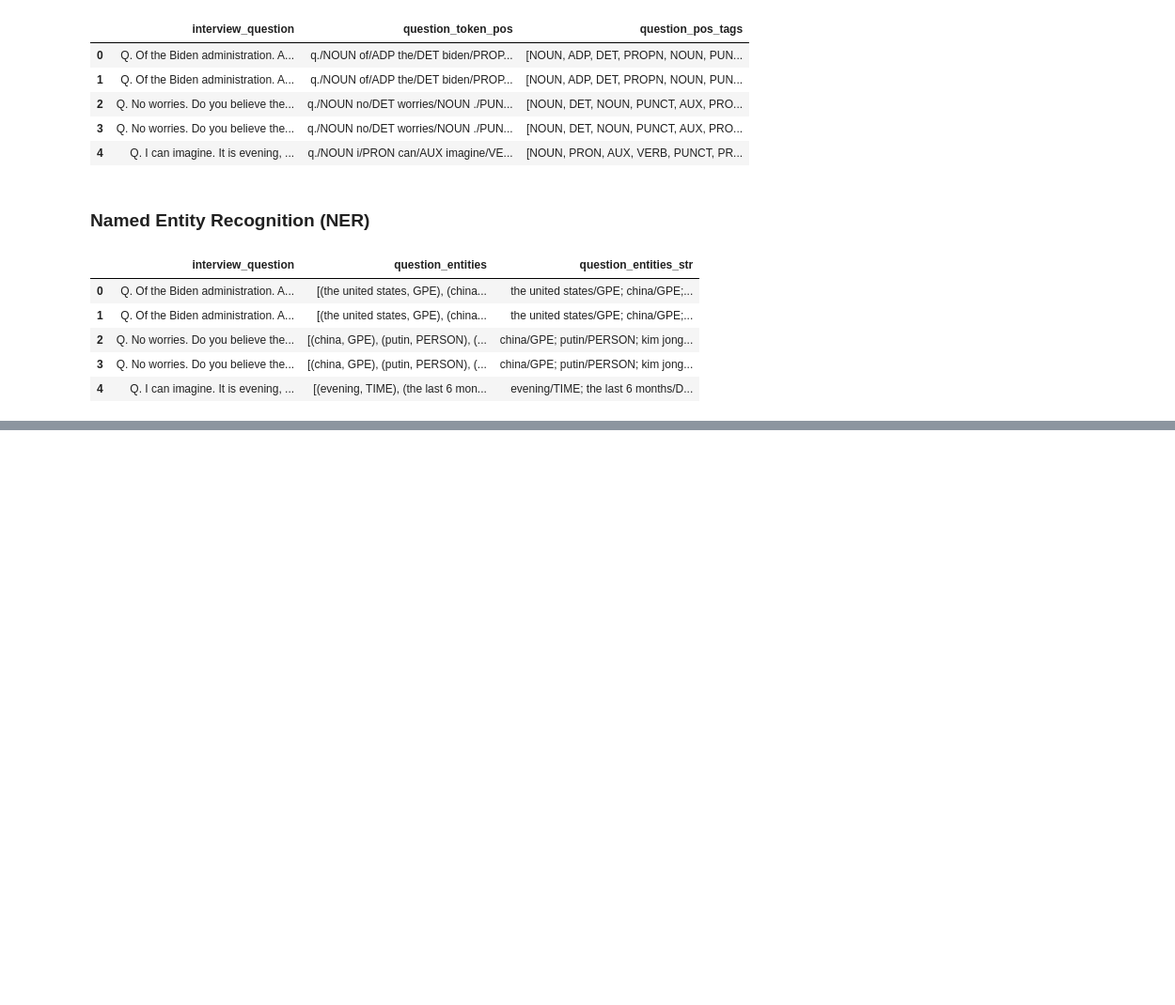
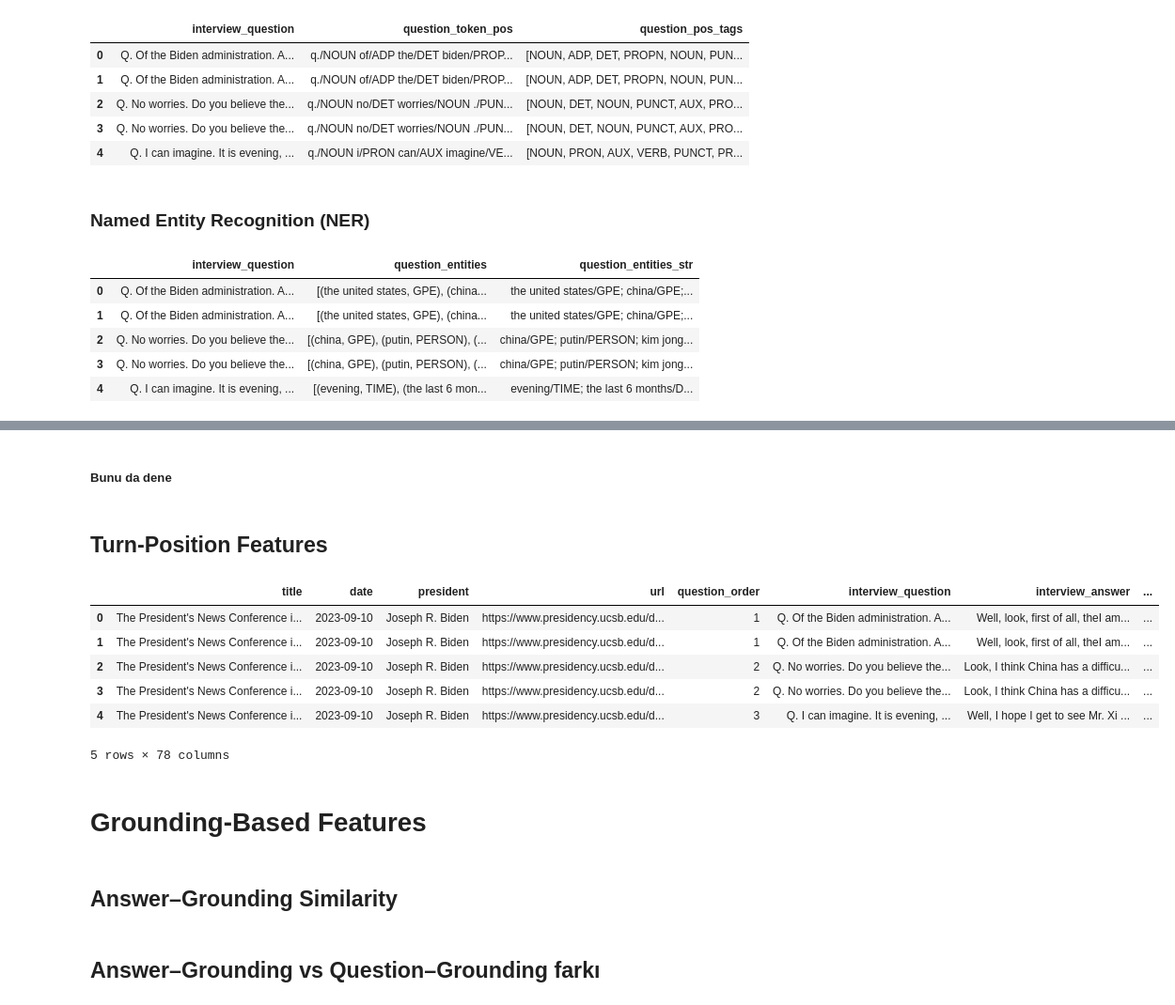
Before and after one commit to Akseldindisyan/CS445_CLARITY_Unmasking-Political-Question-Evasions, a Jupyter notebook: CS445.ipynb, the cells around one changed output, grey strips where cells are left out. Shown at 94% size. Drawn from its saved outputs; the diff is of its cells as text; code cells hidden in the pictures; blank space fills up the shorter version.

```diff
--- a/CS445.ipynb
+++ b/CS445.ipynb
@@ -863,0 +1253,9 @@ df_train[[
+# %%
+from textblob import TextBlob
+
+def question_subjectivity(text):
+    if not isinstance(text, str):
+        return 0.0
+    return TextBlob(text).sentiment.subjectivity
+
+df_train["q_subjectivity"] = df_train["interview_question"].apply(question_subjectivity)
@@ -863,0 +1264,45 @@ df_train[[
+# %%
+combat_words = {
+    "blame", "accuse", "responsible", "failure", "deny",
+    "incompetent", "lie", "lying", "misleading", "cover up"
+}
+
+def combativeness_score(text):
+    if not isinstance(text, str):
+        return 0
+    tokens = text.lower().split()
+    return sum(1 for tok in tokens if tok in combat_words)
+
+df_train["q_combativeness"] = df_train["interview_question"].apply(combativeness_score)
+# %% [markdown]
+##### Bunu da dene
+# %%
+df_train["q_combativeness_ratio"] = (
+    df_train["q_combativeness"] /
+    df_train["interview_question"].apply(lambda s: len(s.split()))
+)
+# %% [markdown]
+## Turn-Position Features
+# %%
+# question order zaten var diyelim: df_train["question order"]
+
+df_train["turn_norm"] = df_train["question_order"] / df_train["question_order"].max()
+
+df_train["turn_is_first"] = (df_train["question_order"] == 1).astype(int)
+
+median_order = df_train["question_order"].median()
+df_train["turn_is_late"] = (df_train["question_order"] > median_order).astype(int)
+# %%
+df_train.head()
+# %% [output]
+|  | title | date | president | url | question_order | interview_question | interview_answer | ... |
+| 0 | The President's News Conference i... | 2023-09-10 | Joseph R. Biden | https://www.presidency.ucsb.edu/d... | 1 | Q. Of the Biden administration. A... | Well, look, first of all, theI am... | ... |
+| 1 | The President's News Conference i... | 2023-09-10 | Joseph R. Biden | https://www.presidency.ucsb.edu/d... | 1 | Q. Of the Biden administration. A... | Well, look, first of all, theI am... | ... |
+| 2 | The President's News Conference i... | 2023-09-10 | Joseph R. Biden | https://www.presidency.ucsb.edu/d... | 2 | Q. No worries. Do you believe the... | Look, I think China has a difficu... | ... |
+| 3 | The President's News Conference i... | 2023-09-10 | Joseph R. Biden | https://www.presidency.ucsb.edu/d... | 2 | Q. No worries. Do you believe the... | Look, I think China has a difficu... | ... |
+| 4 | The President's News Conference i... | 2023-09-10 | Joseph R. Biden | https://www.presidency.ucsb.edu/d... | 3 | Q. I can imagine. It is evening, ... | Well, I hope I get to see Mr. Xi ... | ... |
+5 rows × 78 columns
+# %% [markdown]
+# Grounding-Based Features
+# %% [markdown]
+## Answer–Grounding Similarity
@@ -863,0 +1322,2 @@ df_train[[
+# %% [markdown]
+## Answer–Grounding vs Question–Grounding farkı
```
Also changed, not shown: parts of 34 cells of this notebook.
